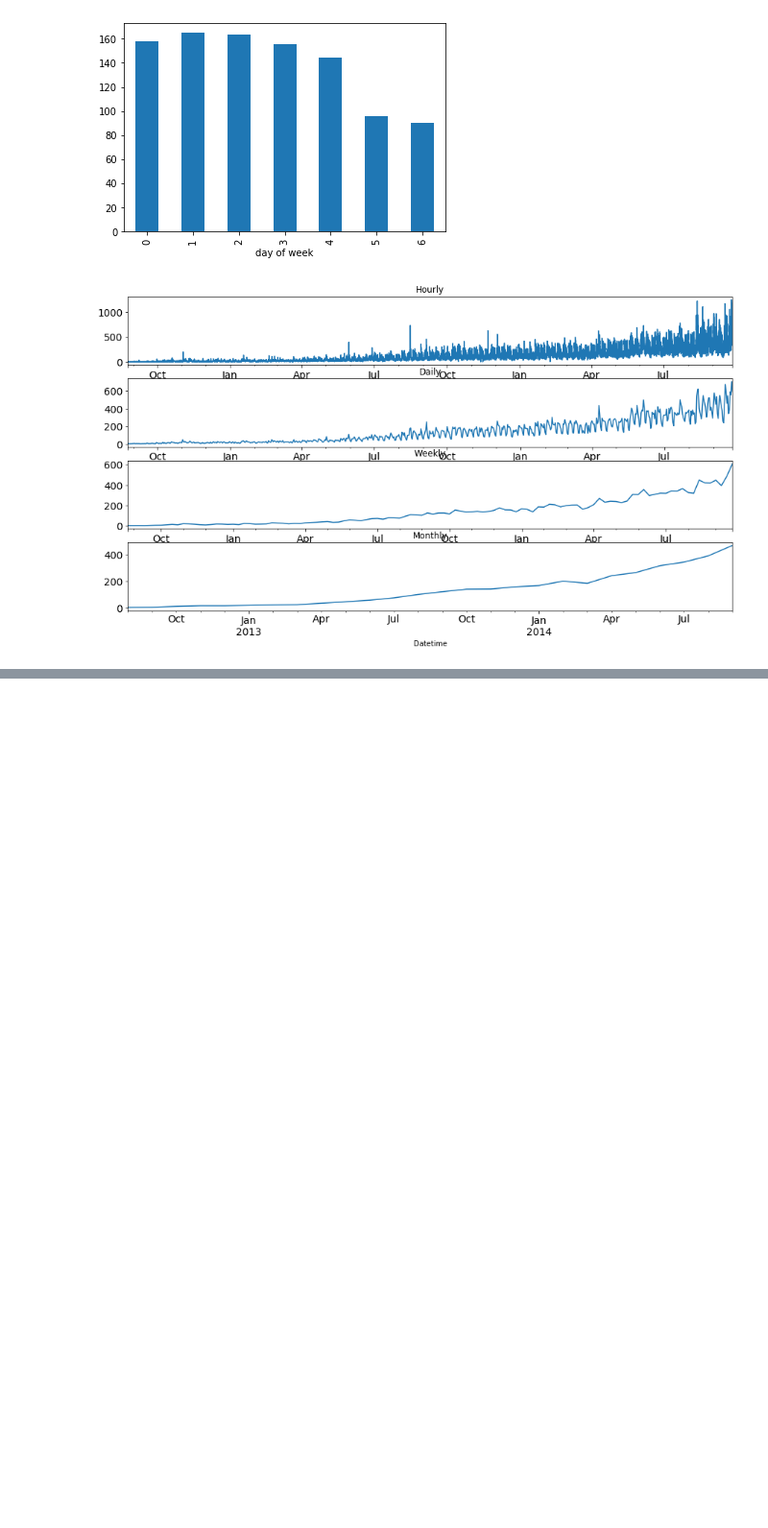
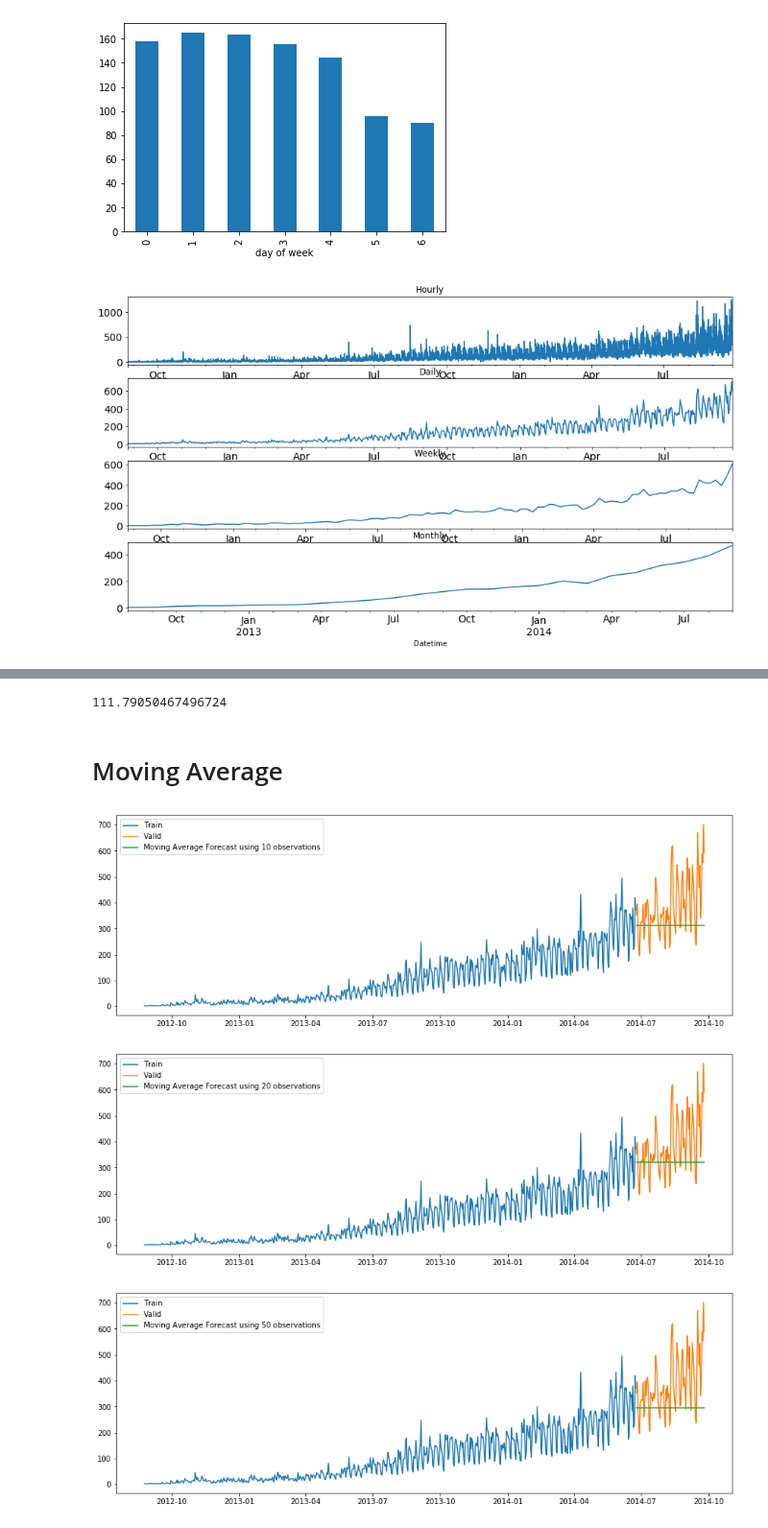
Before and after one commit to shishirkmr/TimeSeries, a Jupyter notebook: time_series_analysis.ipynb, the cells around one changed output, grey strips where cells are left out. Shown: that part at 96% size. Saved outputs shown, nothing was run; the diff lists cells and outputs as text; code cells hidden in the pictures; blank space fills up the shorter version.

```diff
--- a/time_series_analysis.ipynb
+++ b/time_series_analysis.ipynb
@@ -231,0 +279,39 @@ train_df = train_df.resample('D').mean()
+# %%
+from sklearn.metrics import mean_squared_error
+from math import sqrt
+rms = sqrt(mean_squared_error(Test_Valid.Count, y_hat.naive))
+print(rms)
+# %% [output]
+111.79050467496724
+# %% [markdown]
+# Moving Average
+# %%
+valid=Test_Valid.copy()
+y_hat_avg = valid.copy()
+y_hat_avg['moving_avg_forecast'] = Train['Count'].rolling(10).mean().iloc[-1] # average of last 10 observations.
+plt.figure(figsize=(15,5))
+plt.plot(Train['Count'], label='Train')
+plt.plot(valid['Count'], label='Valid')
+plt.plot(y_hat_avg['moving_avg_forecast'], label='Moving Average Forecast using 10 observations')
+plt.legend(loc='best')
+plt.show()
+y_hat_avg = valid.copy()
+y_hat_avg['moving_avg_forecast'] = Train['Count'].rolling(20).mean().iloc[-1] # average of last 20 observations.
+plt.figure(figsize=(15,5))
+plt.plot(Train['Count'], label='Train')
+plt.plot(valid['Count'], label='Valid')
+plt.plot(y_hat_avg['moving_avg_forecast'], label='Moving Average Forecast using 20 observations')
+plt.legend(loc='best')
+plt.show()
+y_hat_avg = valid.copy()
+y_hat_avg['moving_avg_forecast'] = Train['Count'].rolling(50).mean().iloc[-1] # average of last 50 observations.
+plt.figure(figsize=(15,5))
+plt.plot(Train['Count'], label='Train')
+plt.plot(valid['Count'], label='Valid')
+plt.plot(y_hat_avg['moving_avg_forecast'], label='Moving Average Forecast using 50 observations')
+plt.legend(loc='best')
+plt.show()
+# %% [output]
+[figure, added]
+[figure, added]
+[figure, added]
```
Also changed, not shown: parts of 39 cells of this notebook, 3 other files.
